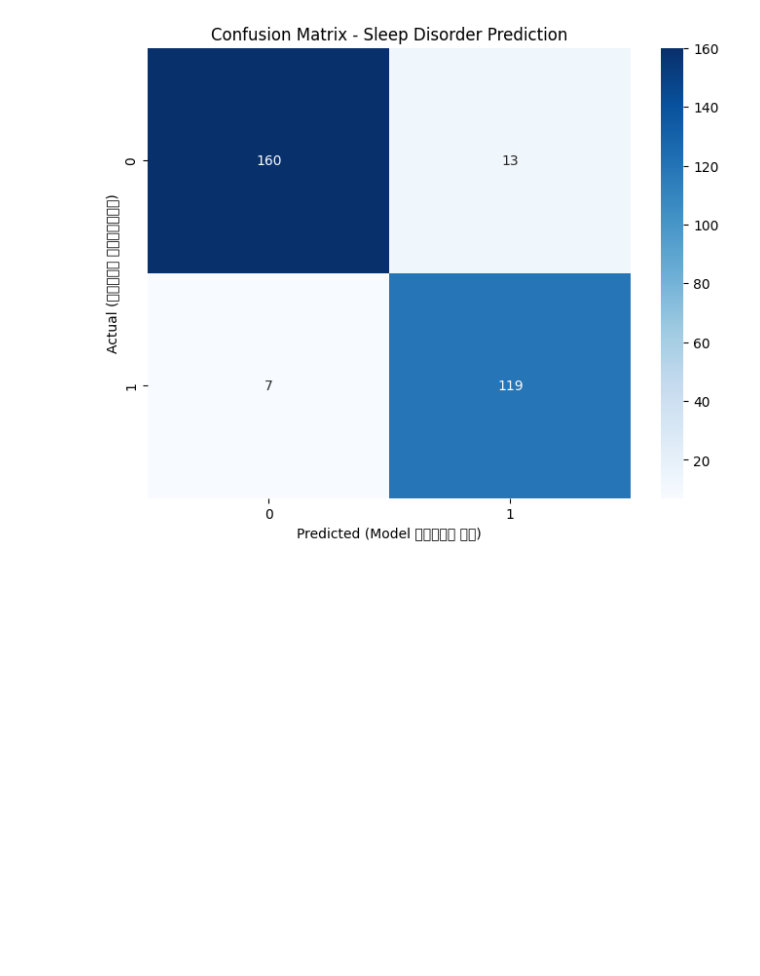
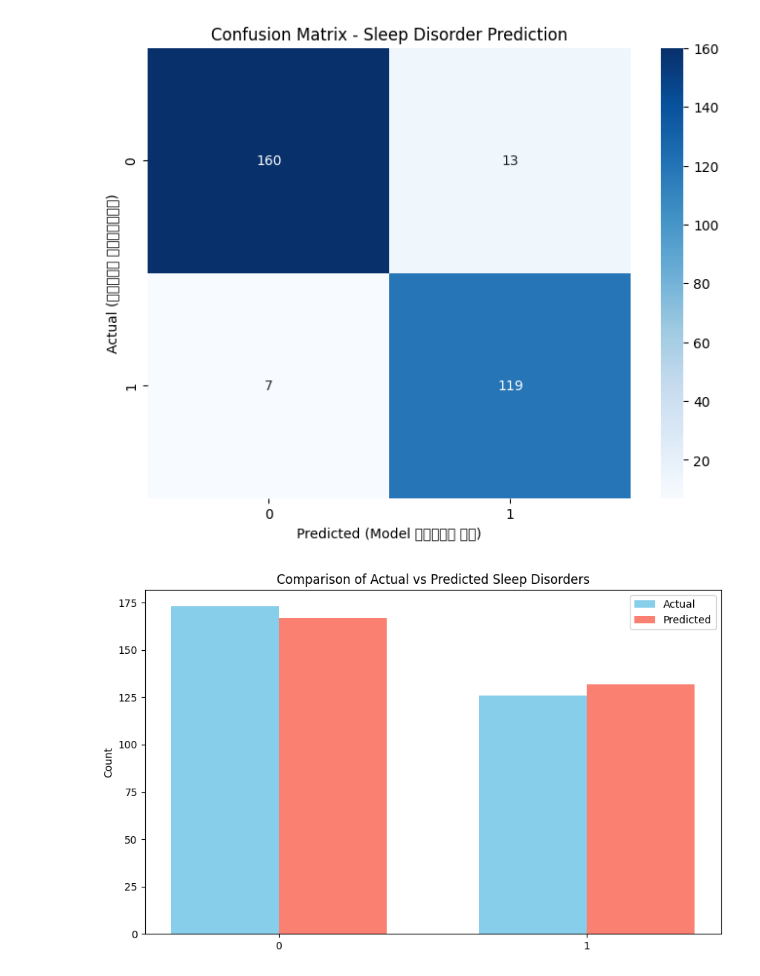
Before and after one commit to HMBinara/ML_Project, a Jupyter notebook: FinalHealthy.ipynb, the cells around one changed output. Cells and saved outputs as stored; diff of their text form; code cells hidden in the pictures; blank space fills up the shorter version.

```diff
--- a/FinalHealthy.ipynb
+++ b/FinalHealthy.ipynb
@@ -315,0 +295,19 @@ TypeError: 'LabelEncoder' object is not subscriptable
+# %%
+# 1. හිස් dictionary එකක් හදාගන්න
+encoders = {}
+
+# 2. අවශ්‍ය columns ටික encode කරලා dictionary එකට දාන්න
+for col in ['Gender', 'Occupation', 'BMI Category', 'Sleep Disorder']:
+    le = LabelEncoder()
+    data[col] = le.fit_transform(data[col])
+    encoders[col] = le  # මෙතනදී තමයි 'encoders' කියන එක define වෙන්නේ
+# %%
+# 6. Evaluation (මෙතැනදී අර error එක එන්නේ නැහැ)
+y_pred = model.predict(X_test)
+print(f"--- Model Results ---")
+print(f"Overall Accuracy: {accuracy_score(Y_test, y_pred) * 100:.2f}%")
+print("\nClassification Report:")
+print(classification_report(Y_test, y_pred))
+
+target_names = [str(x) for x in encoders['Sleep Disorder'].classes_]
+print(classification_report(Y_test, y_pred, target_names=target_names))
@@ -327,3 +344,27 @@ plt.title('Confusion Matrix - Sleep Disorder Prediction')
 plt.show()
 # %% [output]
 [figure]
+# %%
+# Actual සහ Predicted අගයන් වල එකතුව ගනිමු
+actual_counts = pd.Series(Y_test).value_counts().sort_index()
+predicted_counts = pd.Series(y_pred).value_counts().sort_index()
+
+# නම් ටික ලේබල් කරගමු (0, 1 වෙනුවට නියම නම්)
+labels = [str(x) for x in encoders['Sleep Disorder'].classes_]
+
+x = np.arange(len(labels))
+width = 0.35
+
+fig, ax = plt.subplots(figsize=(10, 6))
+rects1 = ax.bar(x - width/2, actual_counts, width, label='Actual', color='skyblue')
+rects2 = ax.bar(x + width/2, predicted_counts, width, label='Predicted', color='salmon')
+
+ax.set_ylabel('Count')
+ax.set_title('Comparison of Actual vs Predicted Sleep Disorders')
+ax.set_xticks(x)
+ax.set_xticklabels(labels)
+ax.legend()
+
+plt.show()
+# %% [output]
+[figure, added]
```
Also changed, not shown: parts of 4 cells of this notebook.
